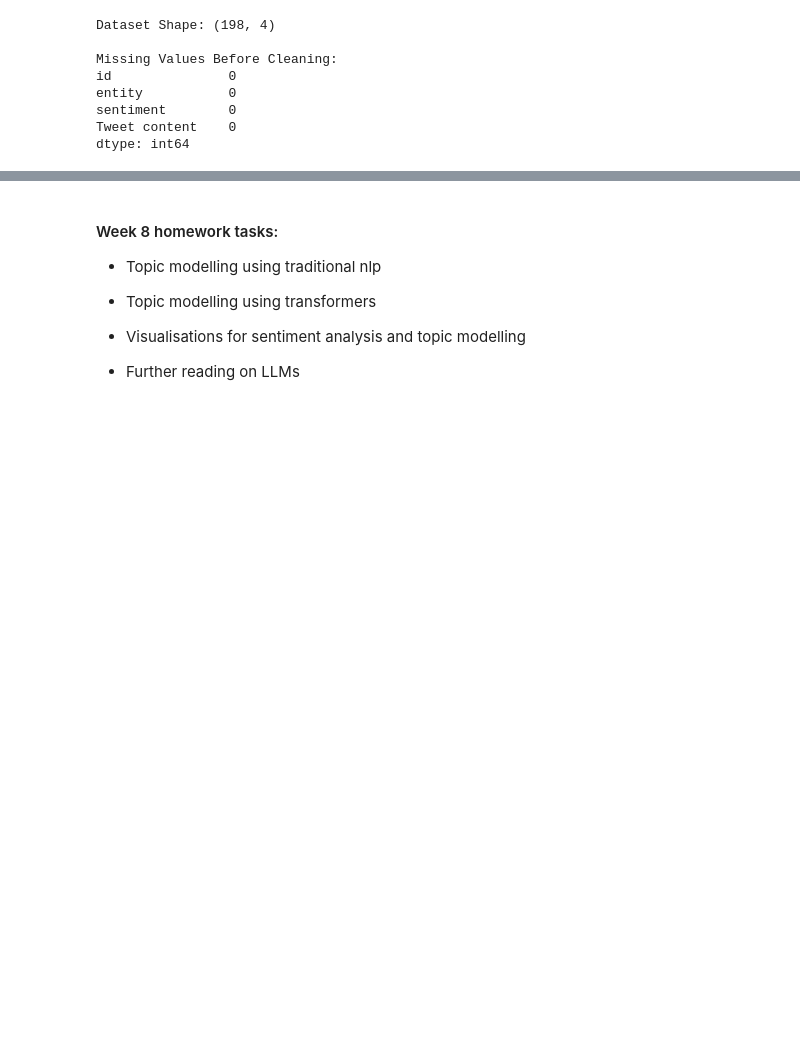
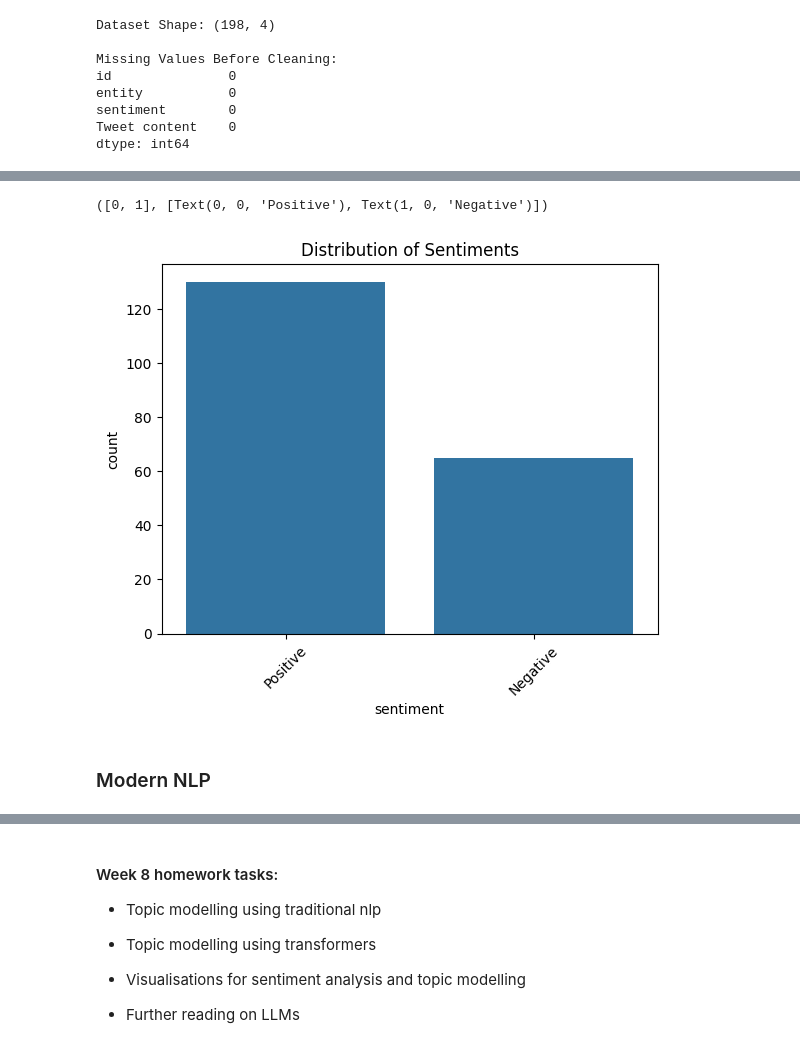
Before and after one commit to fonkerina/Data-Science-Journey, a Jupyter notebook: Week 8/NLP.ipynb, the cells around one changed output, grey strips where cells are left out. Drawn from its saved outputs; the diff is of its cells as text; code cells hidden in the pictures; blank space fills up the shorter version.

```diff
--- a/Week 8/NLP.ipynb
+++ b/Week 8/NLP.ipynb
@@ -60,3 +64,29 @@ def clean_text(text):
     except Exception as e:
         print(f"Error cleaning text: {e}")
         return ""
+# %%
+# lemmatizer and stopwords
+lemmatizer = WordNetLemmatizer()
+stop_words = set(stopwords.words('english'))
+
+def preprocess_text(text):
+    try:
+        text = clean_text(text)
+        if not text.strip():
+            return ""
+        # Tokenize and lemmatize
+        tokens = [lemmatizer.lemmatize(word) for word in text.split() if word not in stop_words and len(word) > 2]
+        return ' '.join(tokens)
+    except Exception as e:
+        print(f"Error preprocessing text: {e}")
+        return ""
+# %%
+# Apply preprocessing
+print("\nPreprocessing text data...")
+df['cleaned_text'] = df['Tweet content'].apply(preprocess_text)
+
+# Handle missing values after cleaning
+initial_count = len(df)
+df = df[df['cleaned_text'].str.strip() != '']
+df = df.dropna(subset=['sentiment'])
+print(f"\nRemoved {initial_count - len(df)} rows with empty/missing data")
@@ -62,0 +159,11 @@ def clean_text(text):
+# %%
+# Sentiment distribution
+plt.plot(1, 2, 1)
+sns.countplot(x='sentiment', data=df, order=df['sentiment'].value_counts().index)
+plt.title('Distribution of Sentiments')
+plt.xticks(rotation=45)
+# %% [output]
+([0, 1], [Text(0, 0, 'Positive'), Text(1, 0, 'Negative')])
+[figure, added]
+# %% [markdown]
+### Modern NLP
```
Also changed, not shown: parts of 18 cells of this notebook, 1 other file.
